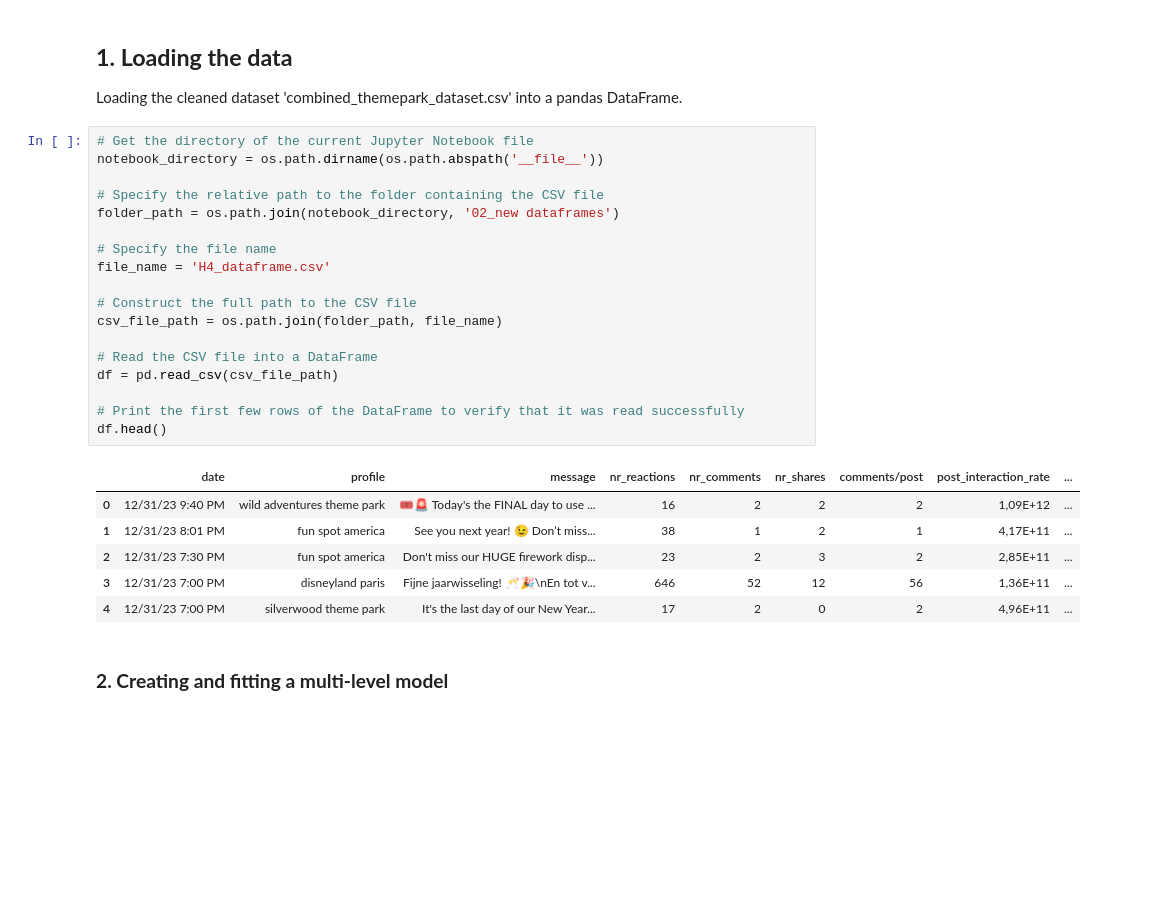
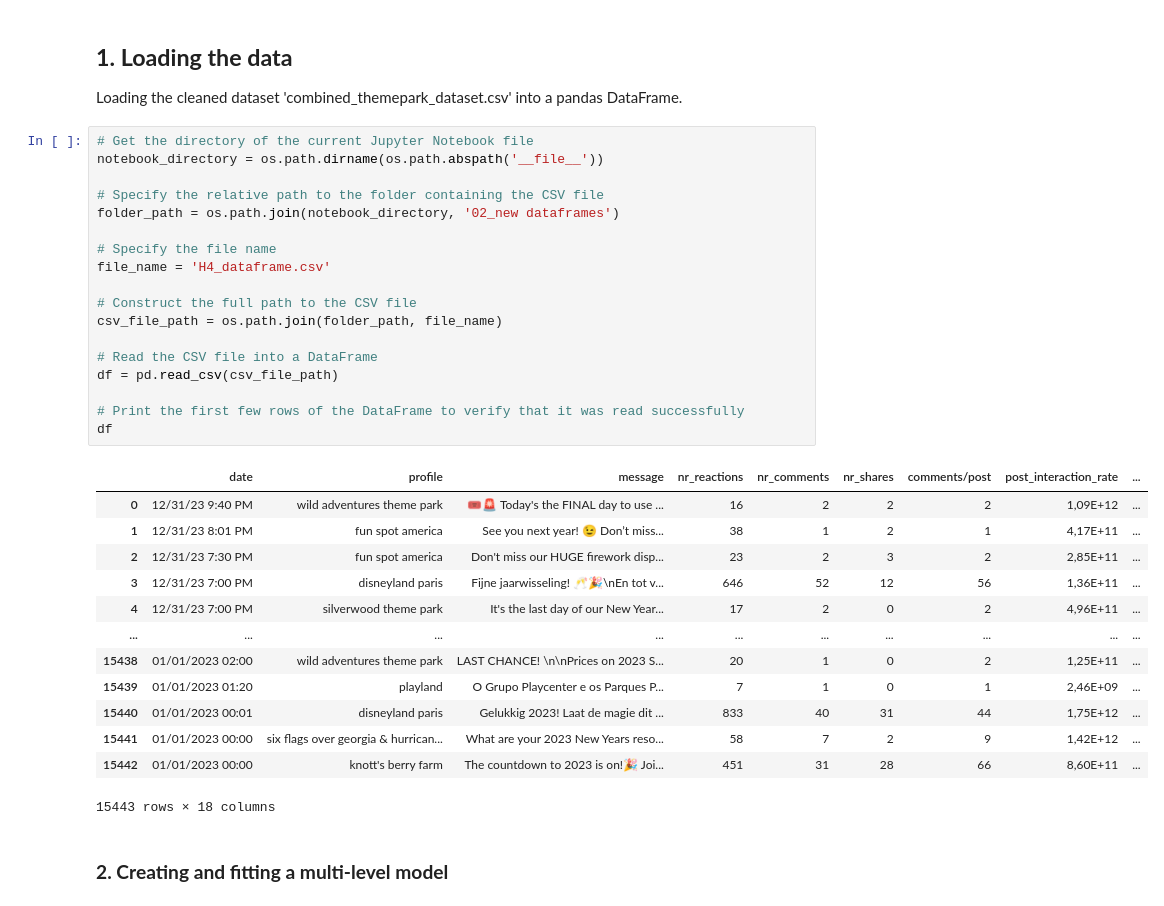
Before and after one commit to crlhbs/Group1_MarketingStrategy, a Jupyter notebook: Multi-level_Analysis.ipynb, the cells around one changed output. Cells and saved outputs as stored; diff of their text form; blank space fills up the shorter version.

```diff
--- a/Multi-level_Analysis.ipynb
+++ b/Multi-level_Analysis.ipynb
@@ -25,28 +222,35 @@ Loading the cleaned dataset 'combined_themepark_dataset.csv' into a pandas DataF
 # %%
 # Get the directory of the current Jupyter Notebook file
 notebook_directory = os.path.dirname(os.path.abspath('__file__'))
 
 # Specify the relative path to the folder containing the CSV file
 folder_path = os.path.join(notebook_directory, '02_new dataframes')
 
 # Specify the file name
 file_name = 'H4_dataframe.csv'
 
 # Construct the full path to the CSV file
 csv_file_path = os.path.join(folder_path, file_name)
 
 # Read the CSV file into a DataFrame
 df = pd.read_csv(csv_file_path)
 
 # Print the first few rows of the DataFrame to verify that it was read successfully
-df.head()
+df
 # %% [output]
 |  | date | profile | message | nr_reactions | nr_comments | nr_shares | comments/post | post_interaction_rate | ... |
 | 0 | 12/31/23 9:40 PM | wild adventures theme park | 🎟️🚨 Today's the FINAL day to use ... | 16 | 2 | 2 | 2 | 1,09E+12 | ... |
 | 1 | 12/31/23 8:01 PM | fun spot america | See you next year! 😉 Don’t miss... | 38 | 1 | 2 | 1 | 4,17E+11 | ... |
 | 2 | 12/31/23 7:30 PM | fun spot america | Don't miss our HUGE firework disp... | 23 | 2 | 3 | 2 | 2,85E+11 | ... |
 | 3 | 12/31/23 7:00 PM | disneyland paris | Fijne jaarwisseling! 🥂🎉\nEn tot v... | 646 | 52 | 12 | 56 | 1,36E+11 | ... |
 | 4 | 12/31/23 7:00 PM | silverwood theme park | It's the last day of our New Year... | 17 | 2 | 0 | 2 | 4,96E+11 | ... |
+| ... | ... | ... | ... | ... | ... | ... | ... | ... | ... |
+| 15438 | 01/01/2023 02:00 | wild adventures theme park | LAST CHANCE! \n\nPrices on 2023 S... | 20 | 1 | 0 | 2 | 1,25E+11 | ... |
+| 15439 | 01/01/2023 01:20 | playland | O Grupo Playcenter e os Parques P... | 7 | 1 | 0 | 1 | 2,46E+09 | ... |
+| 15440 | 01/01/2023 00:01 | disneyland paris | Gelukkig 2023! Laat de magie dit ... | 833 | 40 | 31 | 44 | 1,75E+12 | ... |
+| 15441 | 01/01/2023 00:00 | six flags over georgia & hurrican... | What are your 2023 New Years reso... | 58 | 7 | 2 | 9 | 1,42E+12 | ... |
+| 15442 | 01/01/2023 00:00 | knott's berry farm | The countdown to 2023 is on!🎉 Joi... | 451 | 31 | 28 | 66 | 8,60E+11 | ... |
+15443 rows × 18 columns
 # %% [markdown]
 ### **2. Creating and fitting a multi-level model**
 # %%
```
Also changed, not shown: parts of 13 cells of this notebook.
